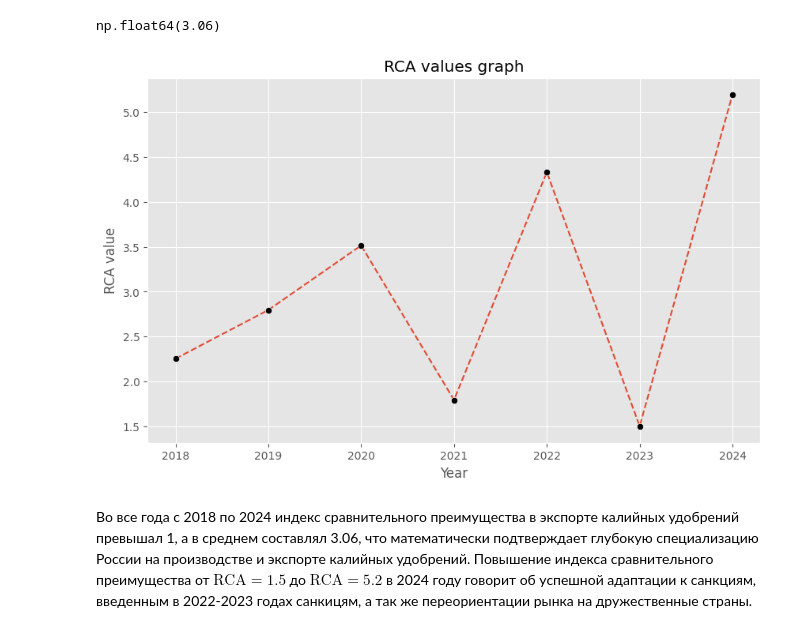
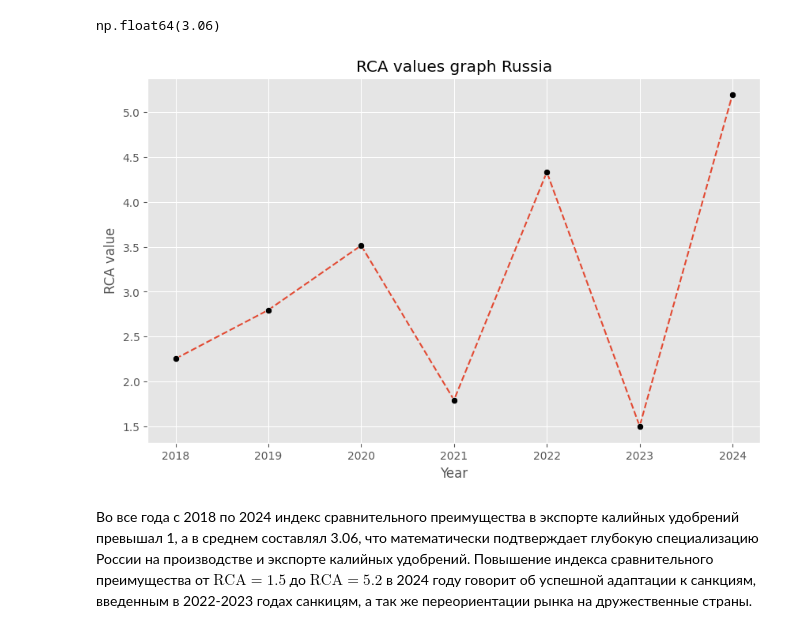
Before and after one commit to vitiatia/Sience_studio_project, a Jupyter notebook: Научка_финальный_проект_Потасик.ipynb, the cells around one changed output. Saved outputs shown, nothing was run; the diff lists cells and outputs as text; code cells hidden in the pictures.

```diff
--- a/Научка_финальный_проект_Потасик.ipynb
+++ b/Научка_финальный_проект_Потасик.ipynb
@@ -448,12 +513,14 @@ $\text{RCA} = \frac{X_{c, p} / X_{c, total}}{X_{world, p} / X_{world, total}}$,
 3. $X_{world, p}$ — сколько весь мир экспортирует товар $p$.
 4. $X_{world, total}$ — объем всей мировой торговли всеми товарами.
 # %%
-def compute_rca(hs6_id):
+def compute_rca(hs6_id, country):
 
-  mask = df_ru['HS6 ID'] == hs6_id
-  X_c = df_ru[mask].set_index('Year')['Trade Value']
+  df_country = df[df['Exporter Country'] == country]
 
-  X_c_sum = df_ru.groupby('Year')['Trade Value'].sum()
+  mask = df_country['HS6 ID'] == hs6_id
+  X_c = df_country[mask].set_index('Year')['Trade Value']
+
+  X_c_sum = df_country.groupby('Year')['Trade Value'].sum()
 
   X_word = df[df['HS6 ID'] == hs6_id].groupby('Year')['Trade Value'].sum()
 
@@ -463,7 +530,7 @@ def compute_rca(hs6_id):
 
   return RCA
 # %%
-rca_by_year = compute_rca(hs6_id = 6310490)
+rca_by_year = compute_rca(hs6_id = 6310490, country='Russia')
 
 print('Среднее сравнительное преимущество России в экспорте Калийных удобрений 2018-2024 года:')
 display(rca_by_year.mean().round(2))
@@ -473,11 +540,11 @@ np.float64(3.06)
 # %%
 plt.figure(figsize=(10, 6))
 sns.lineplot(x=rca_by_year.index, y=rca_by_year, color='C0', ls='--')
 sns.scatterplot(x=rca_by_year.index, y=rca_by_year, color='black', zorder=2)
 plt.ylabel('RCA value')
-plt.title('RCA values graph')
+plt.title('RCA values graph Russia')
 plt.show()
 # %% [output]
-[figure, old version]
+[figure, new version]
 # %% [markdown]
 Во все года с 2018 по 2024 индекс сравнительного преимущества в экспорте калийных удобрений превышал 1, а в среднем составлял 3.06, что математически подтверждает глубокую специализацию России на производстве и экспорте калийных удобрений. Повышение индекса сравнительного преимущества от $\text{RCA} = 1.5$ до $\text{RCA} = 5.2$ в 2024 году говорит об успешной адаптации к санкциям, введенным в 2022-2023 годах санкицям, а так же переориентации рынка на дружественные страны.
```
Also changed, not shown: parts of 12 cells of this notebook.
